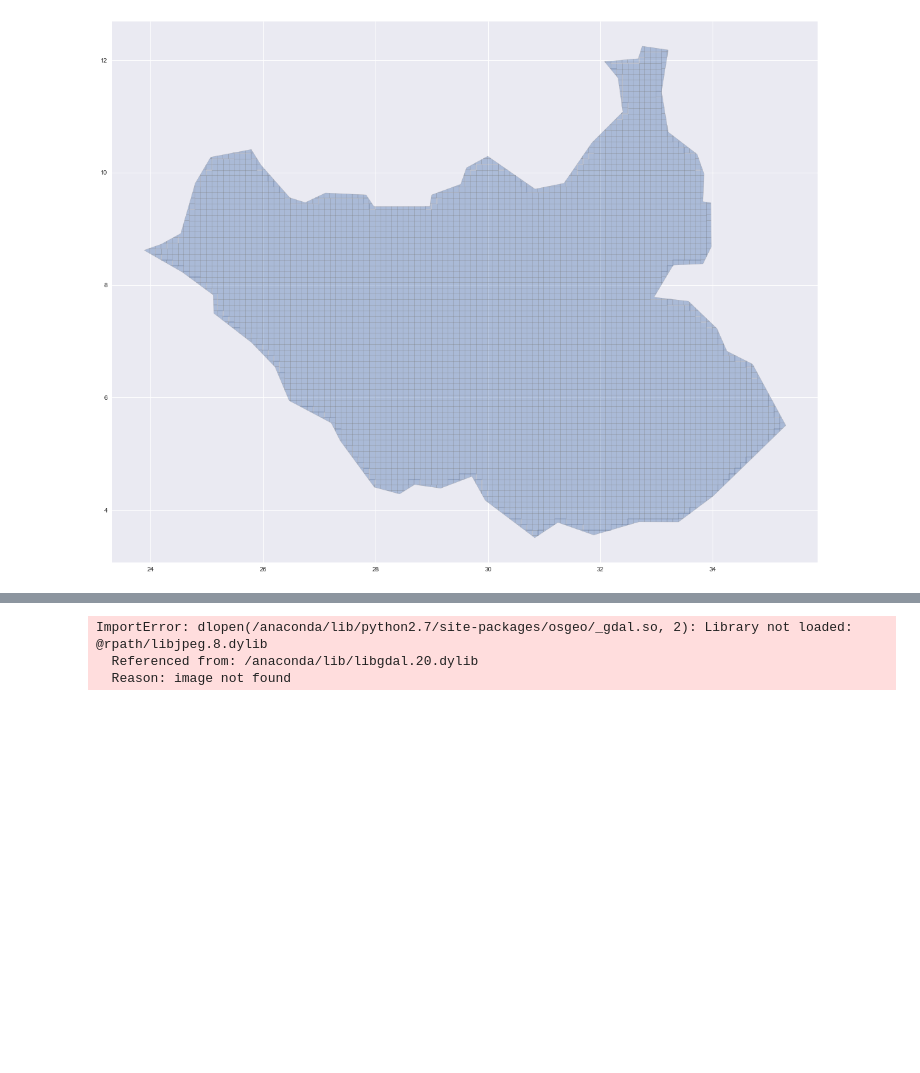
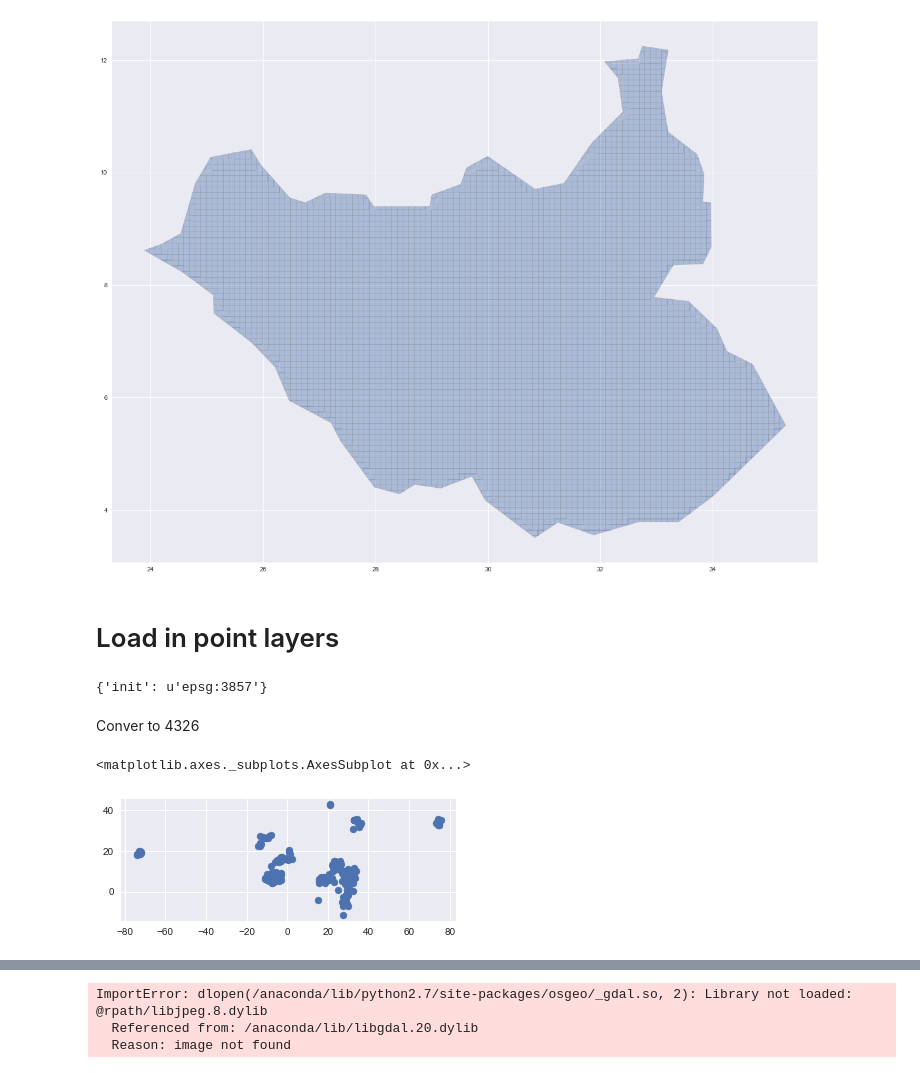
Before and after one commit to willgeary/SouthSudanConflict, a Jupyter notebook: notebooks/Get Conflict Data From ACLED.ipynb, the cells around one changed output, grey strips where cells are left out. Drawn from its saved outputs; the diff is of its cells as text; code cells hidden in the pictures; blank space fills up the shorter version.

```diff
--- a/notebooks/Get Conflict Data From ACLED.ipynb
+++ b/notebooks/Get Conflict Data From ACLED.ipynb
@@ -290,3 +303,19 @@ grid_intersection.plot(figsize=(20,20), alpha=0.4, linewidth=0.5, edgecolor='gre
 # %% [output]
 <matplotlib.axes._subplots.AxesSubplot at 0x...>
 [figure]
+# %% [markdown]
+# Load in point layers
+# %%
+un_military = gpd.read_file("../data/un_military.geojson")
+un_military.crs
+# %% [output]
+{'init': u'epsg:3857'}
+# %% [markdown]
+Conver to 4326
+# %%
+un_military = un_military.to_crs({'init': 'epsg:4326'})
+# %%
+un_military.plot()
+# %% [output]
+<matplotlib.axes._subplots.AxesSubplot at 0x...>
+[figure, added]
```
Also changed, not shown: parts of 20 cells of this notebook, 3 other files.
